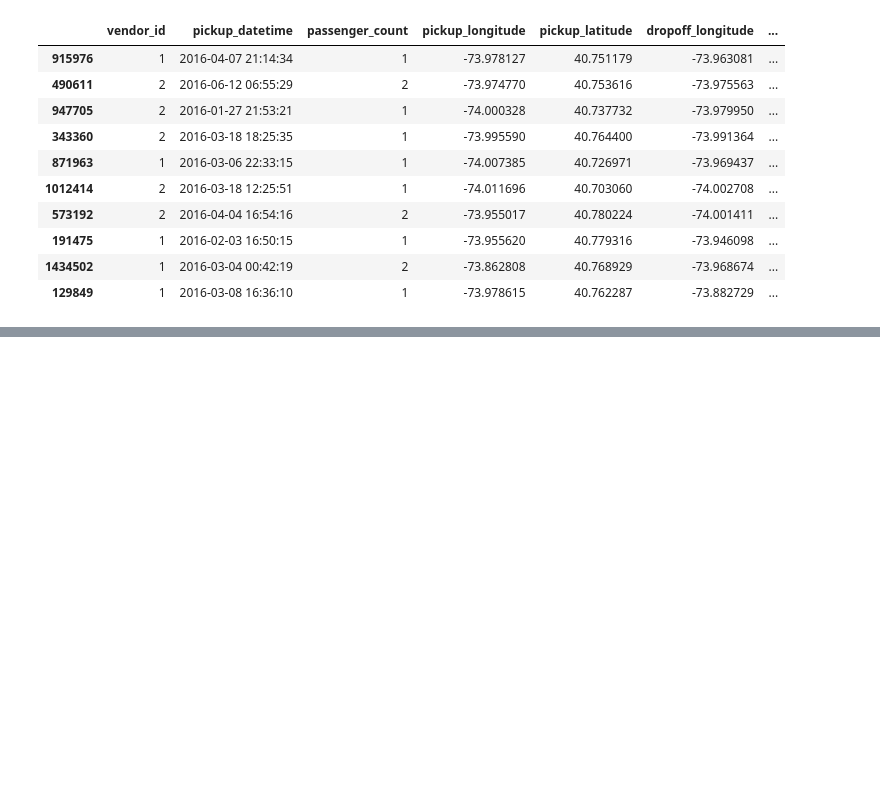
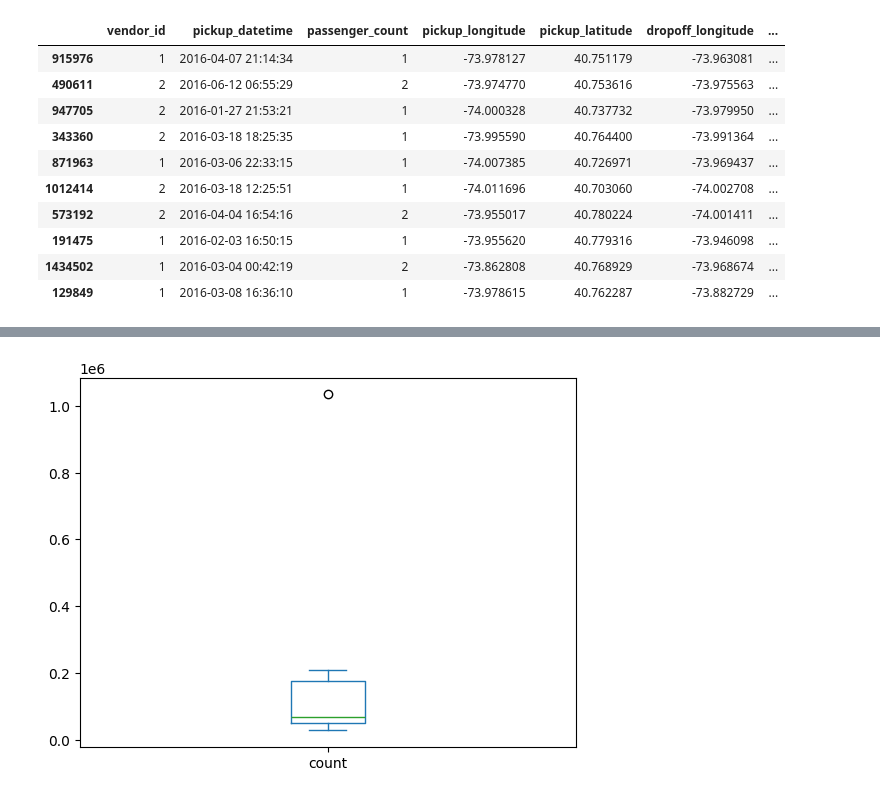
Before and after one commit to agarwal-gopesh/heart-disease, a Jupyter notebook: notebooks/1_Analysis.ipynb, the cells around one changed output, grey strips where cells are left out. Saved outputs shown, nothing was run; the diff lists cells and outputs as text; code cells hidden in the pictures; blank space fills up the shorter version.

```diff
--- a/notebooks/1_Analysis.ipynb
+++ b/notebooks/1_Analysis.ipynb
@@ -88,0 +161,3 @@ data.sample(10)
+# %%
+data = data[~data['passenger_count'].isin([0, 7, 8, 9])]
+data['passenger_count'].value_counts()
@@ -88,0 +173,5 @@ data.sample(10)
+# %%
+data['passenger_count'].value_counts().plot(kind='box')
+plt.show()
+# %% [output]
+[figure, added]
```
Also changed, not shown: parts of 10 cells of this notebook, 4 other files.
